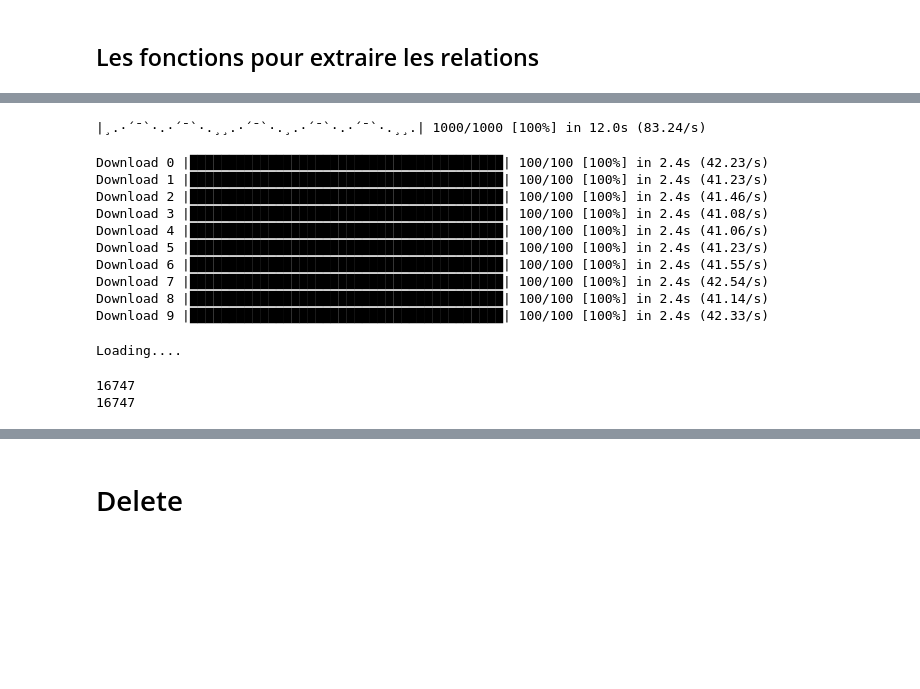
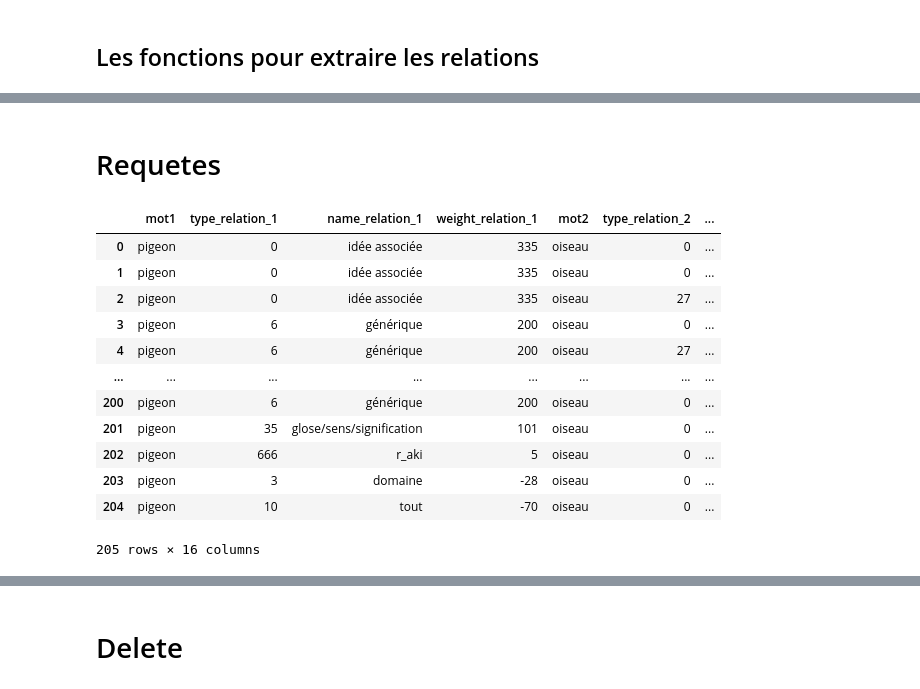
Before and after one commit to AissAiss/JeuxDeMots, a Jupyter notebook: codeAndParser.ipynb, the cells around one changed output, grey strips where cells are left out. Drawn from its saved outputs; the diff is of its cells as text; code cells hidden in the pictures; blank space fills up the shorter version.

```diff
--- a/codeAndParser.ipynb
+++ b/codeAndParser.ipynb
@@ -478,45 +600,19 @@ def relationDistance4(A, E, mean=mean, csv=False):
-# %%
-from alive_progress import alive_bar
-import time
-
-with alive_bar(1000, force_tty=True, bar='fish') as bar:
-    for i in range(1000):
-        time.sleep(0.01)
-        bar()
-# %% [output]
-|¸.·´¯`·.·´¯`·.¸¸.·´¯`·.¸.·´¯`·.·´¯`·.¸¸.| 1000/1000 [100%] in 12.0s (83.24/s)
-# %%
-for i in range(10):
-    with alive_bar(100, force_tty=True, ctrl_c=False, title=f'Download {i}') as bar:
-        for i in range(100):
-            time.sleep(0.02)
-            bar()
-# %% [output]
-Download 0 |████████████████████████████████████████| 100/100 [100%] in 2.4s (42.23/s)
-Download 1 |████████████████████████████████████████| 100/100 [100%] in 2.4s (41.23/s)
-Download 2 |████████████████████████████████████████| 100/100 [100%] in 2.4s (41.46/s)
-Download 3 |████████████████████████████████████████| 100/100 [100%] in 2.4s (41.08/s)
-Download 4 |████████████████████████████████████████| 100/100 [100%] in 2.4s (41.06/s)
-Download 5 |████████████████████████████████████████| 100/100 [100%] in 2.4s (41.23/s)
-Download 6 |████████████████████████████████████████| 100/100 [100%] in 2.4s (41.55/s)
-Download 7 |████████████████████████████████████████| 100/100 [100%] in 2.4s (42.54/s)
-Download 8 |████████████████████████████████████████| 100/100 [100%] in 2.4s (41.14/s)
-Download 9 |████████████████████████████████████████| 100/100 [100%] in 2.4s (42.33/s)
-# %%
-import time
-for x in range (0,5):
-    b = "Loading" + "." * x
-    print (b, end="\r")
-    time.sleep(1)
-# %% [output]
-Loading....
-# %%
-mot = Terme("adn")
-
-id = int(mot.RS['node1'][0])
-
-print(id)
-print(mot.getID())
-# %% [output]
-16747
-16747
+# %% [markdown]
+# Requetes
+# %%
+df = pd.read_csv(PATH_DWH + DWH_3, sep = ";")
+df
+# %% [output]
+|  | mot1 | type_relation_1 | name_relation_1 | weight_relation_1 | mot2 | type_relation_2 | ... |
+| 0 | pigeon | 0 | idée associée | 335 | oiseau | 0 | ... |
+| 1 | pigeon | 0 | idée associée | 335 | oiseau | 0 | ... |
+| 2 | pigeon | 0 | idée associée | 335 | oiseau | 27 | ... |
+| 3 | pigeon | 6 | générique | 200 | oiseau | 0 | ... |
+| 4 | pigeon | 6 | générique | 200 | oiseau | 27 | ... |
+| ... | ... | ... | ... | ... | ... | ... | ... |
+| 200 | pigeon | 6 | générique | 200 | oiseau | 0 | ... |
+| 201 | pigeon | 35 | glose/sens/signification | 101 | oiseau | 0 | ... |
+| 202 | pigeon | 666 | r_aki | 5 | oiseau | 0 | ... |
+| 203 | pigeon | 3 | domaine | -28 | oiseau | 0 | ... |
+| 204 | pigeon | 10 | tout | -70 | oiseau | 0 | ... |
+205 rows × 16 columns
```
Also changed, not shown: parts of 27 cells of this notebook, 5 other files.
